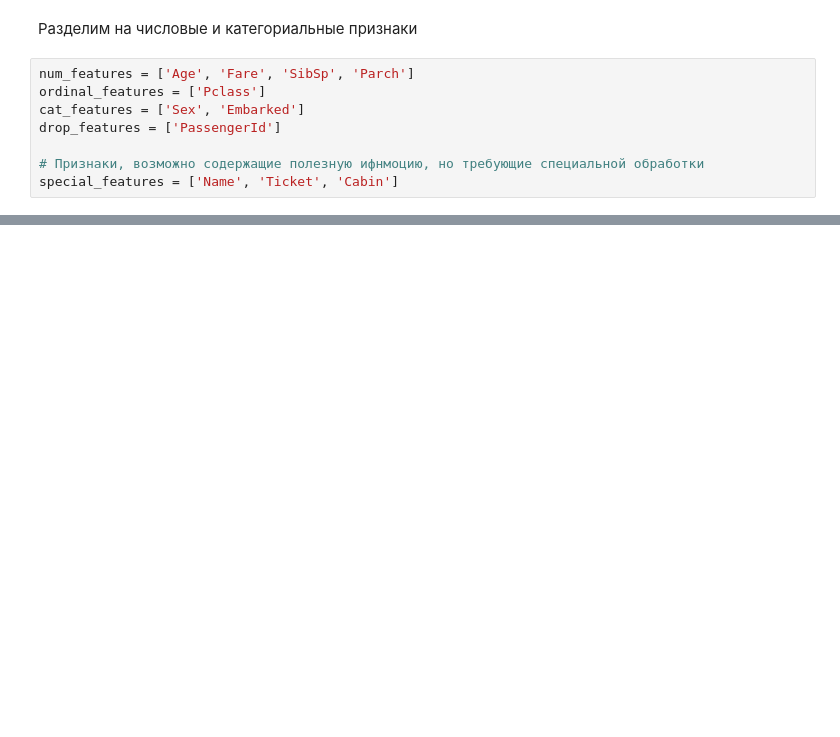
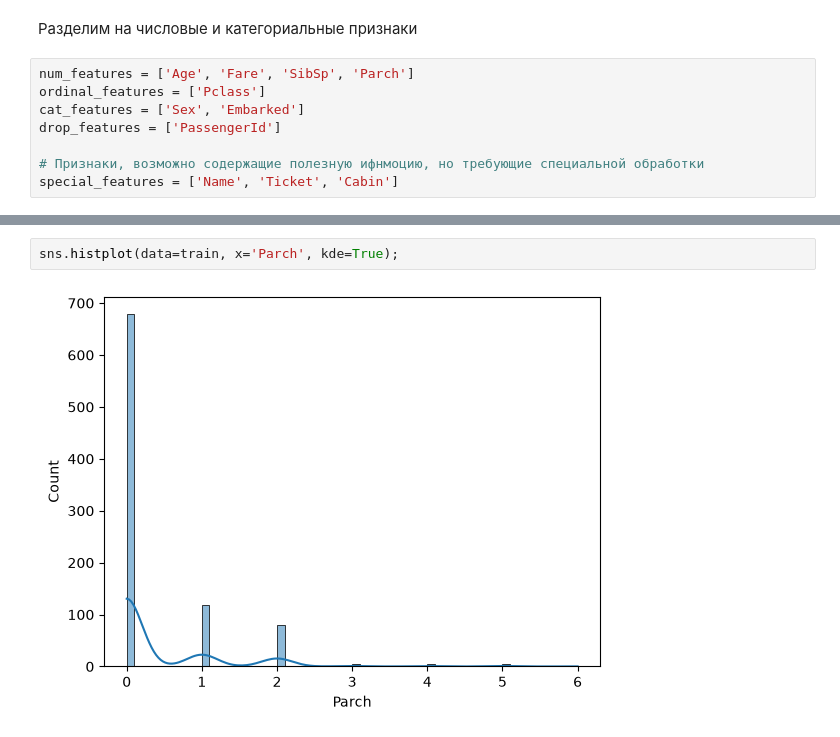
Before and after one commit to tirnish/titanic-ml, a Jupyter notebook: notebooks/01_eda.ipynb, the cells around one changed output, grey strips where cells are left out. Cells and saved outputs as stored; diff of their text form; blank space fills up the shorter version.

```diff
--- a/notebooks/01_eda.ipynb
+++ b/notebooks/01_eda.ipynb
@@ -109,0 +278,4 @@ special_features = ['Name', 'Ticket', 'Cabin']
+# %%
+sns.histplot(data=train, x='Parch', kde=True);
+# %% [output]
+[figure, added]
```
Also changed, not shown: parts of 47 cells of this notebook, 1 other file.
